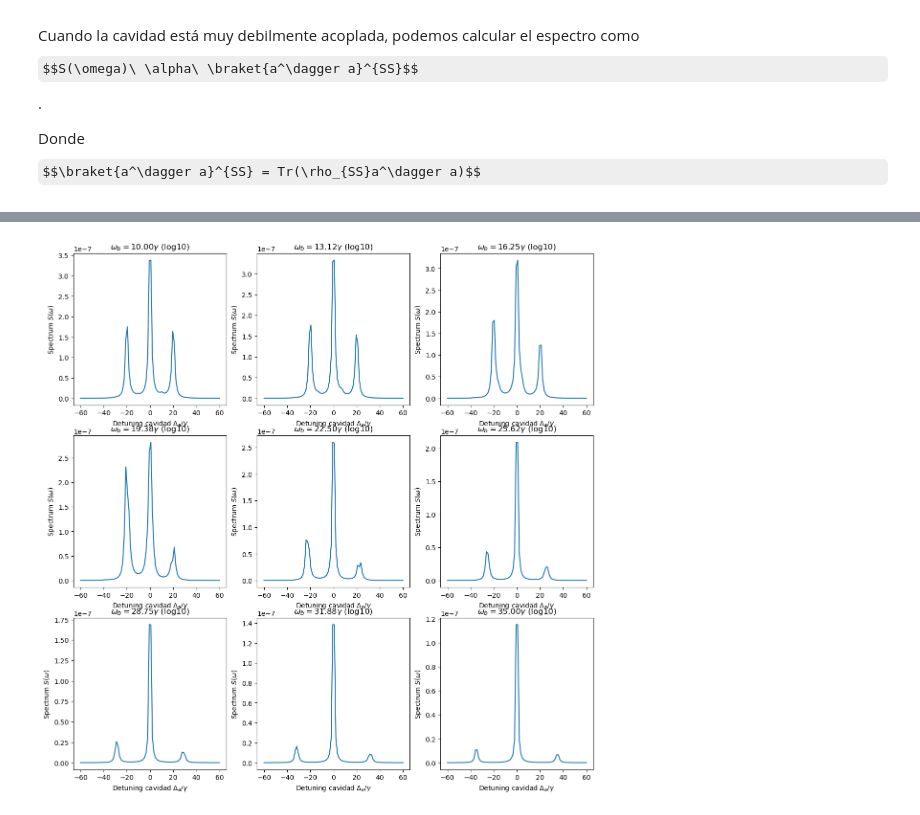
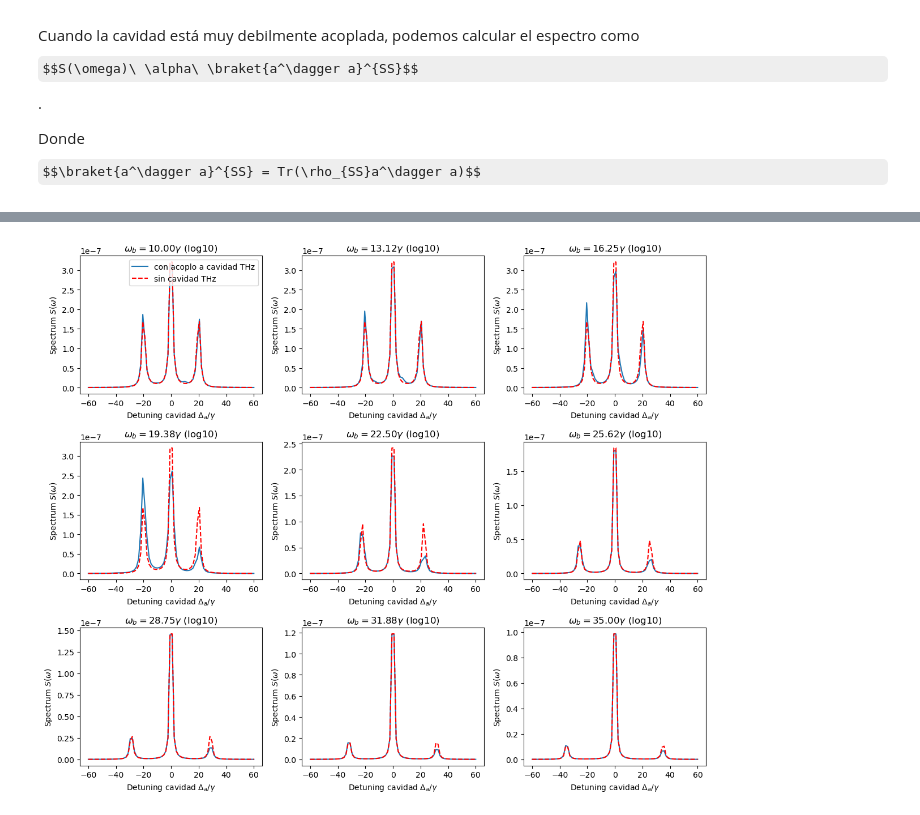
Before and after one commit to lauralobs/THzQuantumOptics, a Jupyter notebook: barrido_w_THz.ipynb, the cells around one changed output, grey strips where cells are left out. Cells and saved outputs as stored; diff of their text form; code cells hidden in the pictures; some formulas as TeX source.

```diff
--- a/barrido_w_THz.ipynb
+++ b/barrido_w_THz.ipynb
@@ -47,7 +47,7 @@ Dissipators.append(np.sqrt(kappa_b) * b)
 # %% [markdown]
 Preparamos el barrido en valores de $\Delta$
 # %%
-npoints = 90
+npoints = 80
 
 # valores a probar de w_THz
 w_THz_list = np.linspace(10,35,9)
@@ -153,31 +174,60 @@ Esto ocurre cuando $\omega_{THz} = \Omega_R$, donde $\Omega_R = 2\sqrt{\Delta_q
 # %%
-fig_peaks, axes_peaks = plt.subplots(3,3, figsize=(14,14))
+fig_peaks, axes_peaks = plt.subplots(3,3, figsize=(12,10))
 axes_peaks = axes_peaks.flatten()
 
+# Primero: definir los disipadores en el caso sin cavidad THz
+Dissipators_without = []
+
+Dissipators_without.append(np.sqrt(gamma) * sm)
+Dissipators_without.append(np.sqrt(kappa_a) * a) # al no acoplar la cavidad THz, no consideramos la disipación en ella
+
 for idx, w_b in enumerate(w_THz_list):
+
     Delta_q = 0
+
     spectrum=[]
+    spectrum_without = []
+
     ax = axes_peaks[idx]
 
     if w_b > Omega:
         Delta_q = 1/2*np.sqrt(w_b**2 - Omega**2)
 
+    # hamiltoniano para el caso con acoplo a THz (faltarían los términos con Delta_a)
     H0 =  (Omega/2) * sx \
             + w_b * b_plus * b \
-            + g * (a_plus * sm + a * sp) + chi * (sz+ 1)*(b_plus + b)
+            + g * (a_plus * sm + a * sp) + chi * (sz+ 1)*(b_plus + b) + Delta_q * sz
+
+    # hamiltoniano para el caso sin acoplo a THz
+    H0_without = (Omega/2) * sx \
+            + g * (a_plus * sm + a * sp) + Delta_q * sz
 
     for Delta_a in Delta_a_list:
 
-        H = H0 + Delta_a * a_plus*a + Delta_q * sz
+        # hamiltonianos totales
+        H = H0 + Delta_a * a_plus*a
+        H_without = H0_without + Delta_a * a_plus*a
 
+        # matriz densidad en el estado estacionario
         rho_SS = steadystate(H, Dissipators)
+        rho_SS_without = steadystate(H_without, Dissipators)
+
+        # población en el estado estacionario y espectros
         pop_SS = expect(a_plus * a, rho_SS)
+        pop_SS_without = expect(a_plus * a, rho_SS_without)
 
         spectrum.append(pop_SS)
+        spectrum_without.append(pop_SS_without)
 
-    ax.plot(Delta_a_list, spectrum)
+    ax.plot(Delta_a_list, spectrum, label='con acoplo a cavidad THz')
+    ax.plot(Delta_a_list, spectrum_without, '--', color = 'red', label = 'sin cavidad THz')
+
+    if idx == 0:
+        ax.legend()
+
     ax.set_title(rf"$\omega_b = {w_b:.2f}\gamma$ (log10)")
     ax.set_xlabel("Detuning cavidad $\\Delta_a/\\gamma$")
     ax.set_ylabel("Spectrum $S(\omega)$")
+fig_peaks.tight_layout()
 # %% [output]
-[figure, old version]
+[figure, new version]
```
Also changed, not shown: parts of 5 cells of this notebook.
